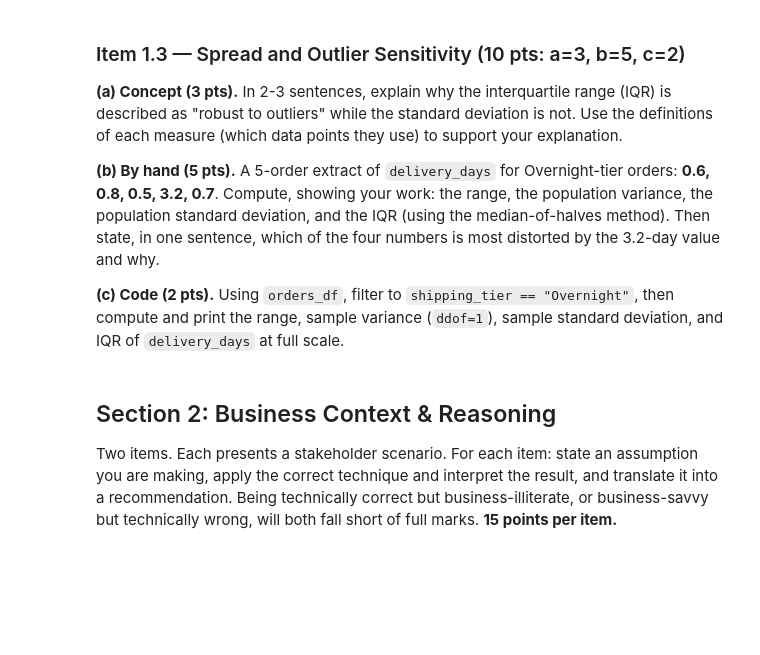
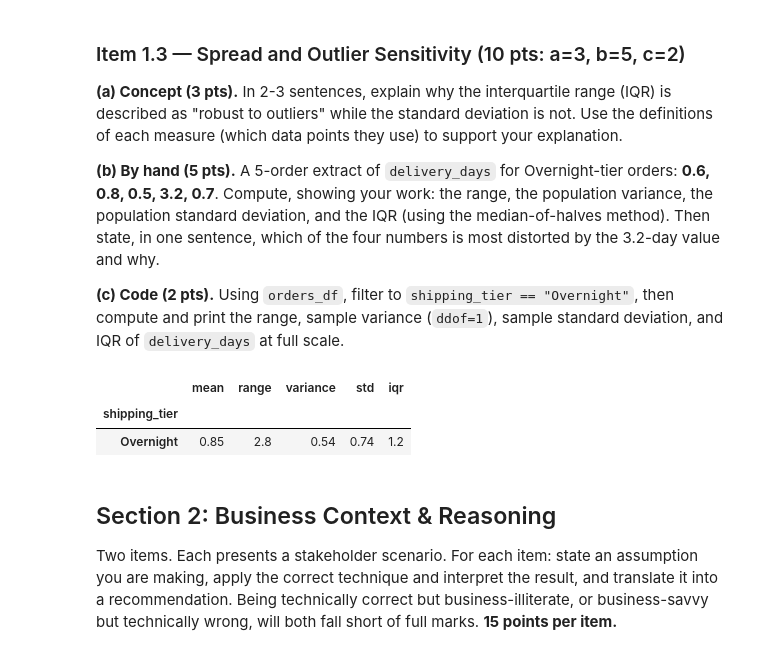
Before and after one commit to nikkeijane/PMDSC_UPC, a Jupyter notebook: DS 207 - Mathematics for Data Science/Assignment/ds207_01_descriptivestats_assignment.ipynb, the cells around one changed output. Cells and saved outputs as stored; diff of their text form; code cells hidden in the pictures; blank space fills up the shorter version.

```diff
--- a/DS 207 - Mathematics for Data Science/Assignment/ds207_01_descriptivestats_assignment.ipynb
+++ b/DS 207 - Mathematics for Data Science/Assignment/ds207_01_descriptivestats_assignment.ipynb
@@ -134,8 +187,23 @@ For each of the four columns shown, state its level of measurement (nominal, ord
 # %%
 # TODO: Item 1.3(c)
 # Filter orders_df to Overnight shipping tier, then compute and print the
 # range, sample variance (ddof=1), sample standard deviation, and IQR of
 # delivery_days.
+
+spread_by_tier = orders_df.groupby("shipping_tier", observed=True)["delivery_days"].agg(
+    mean="mean",
+    range=lambda s: s.max() - s.min(),
+    variance=lambda s: s.var(ddof=1),
+    std="std",
+    iqr=lambda s: np.percentile(s, 75) - np.percentile(s, 25),
+).round(2)
+overnight_spread = spread_by_tier.loc[["Overnight"]]
+
+overnight_spread
+# %% [output]
+|  | mean | range | variance | std | iqr |
+| shipping_tier |  |  |  |  |  |
+| Overnight | 0.85 | 2.8 | 0.54 | 0.74 | 1.2 |
 # %% [markdown]
 ## Section 2: Business Context & Reasoning
 
```
Also changed, not shown: parts of 9 cells of this notebook.
